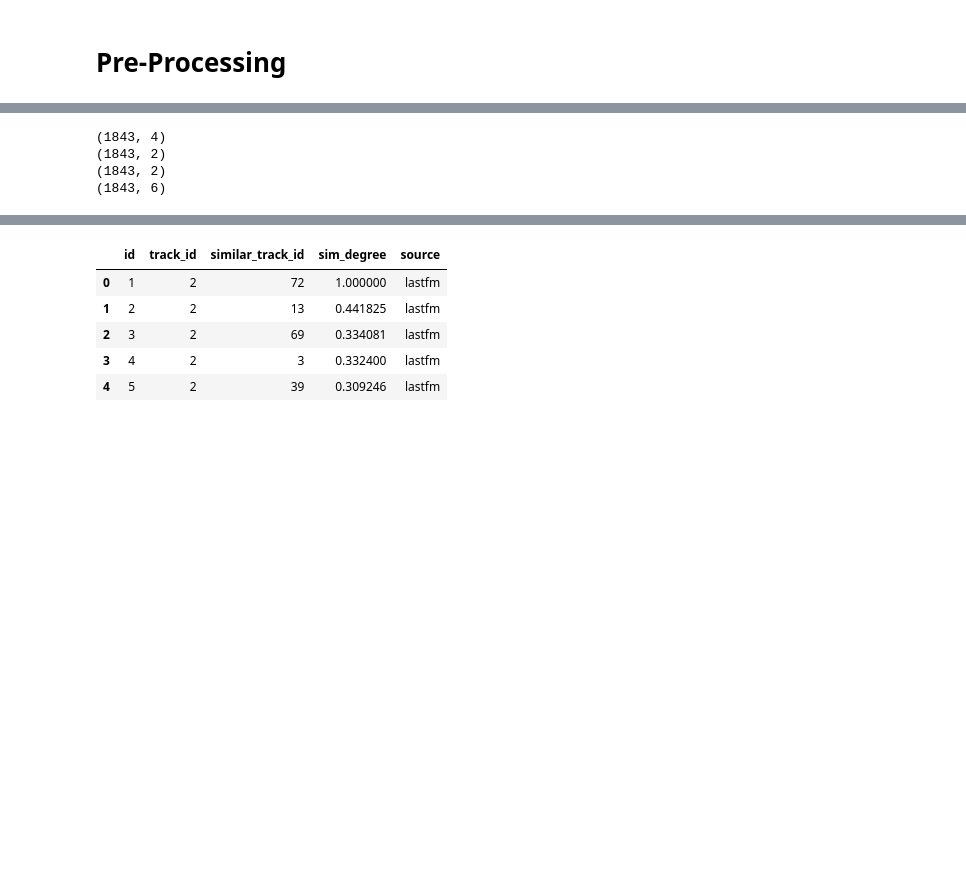
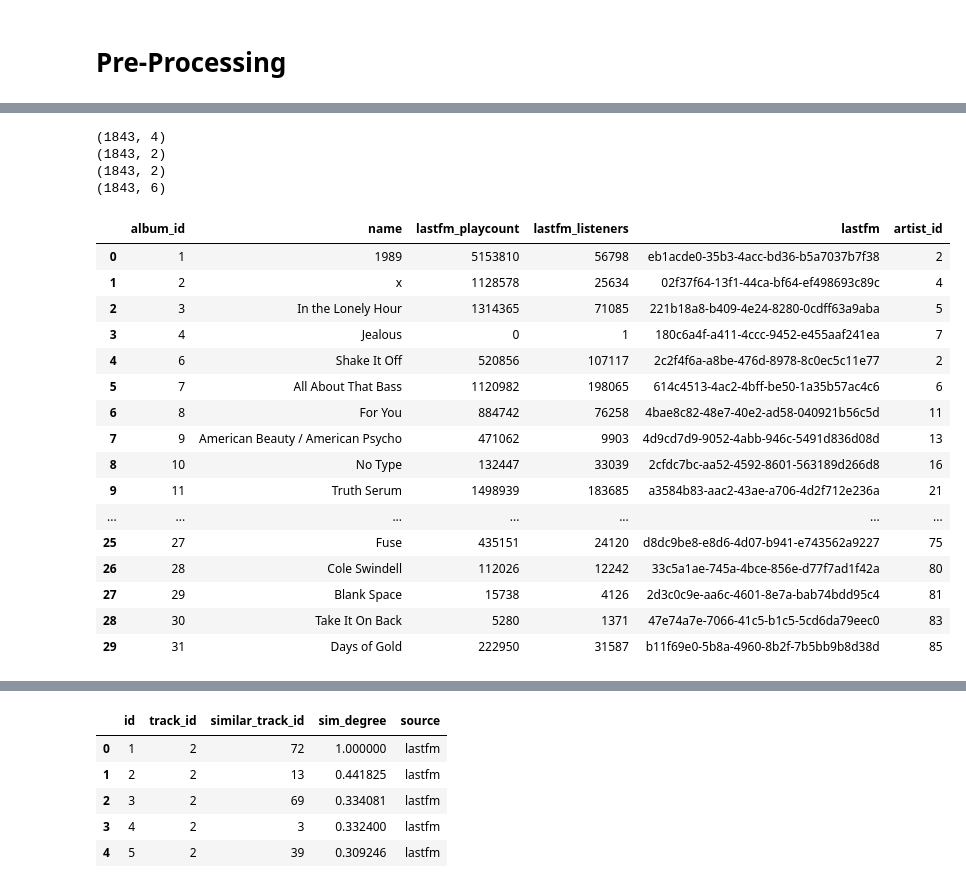
Before and after one commit to m21ark/s_music, a Jupyter notebook: clean.ipynb, the cells around one changed output, grey strips where cells are left out. Saved outputs shown, nothing was run; the diff lists cells and outputs as text; code cells hidden in the pictures; blank space fills up the shorter version.

```diff
--- a/clean.ipynb
+++ b/clean.ipynb
@@ -47,23 +68,42 @@ df_track.to_csv('data_clean/track.csv', index=False, sep=',')
 # %%
 print(df_album.shape)
 print(df_album_id_space.shape)
 print(df_artist_album.shape)
 
 # merge dataframes df_album and df_album_id_space
 df_album = pd.merge(df_album, df_album_id_space, on='album_id')
 df_album = pd.merge(df_album, df_artist_album, on='album_id')
 
 print(df_album.shape)
 
 df_album.head()
 
 # save to file
 df_album.to_csv('data_clean/album.csv', index=False, sep=',')
+
+df_album.head(30)
 # %% [output]
 (1843, 4)
 (1843, 2)
 (1843, 2)
 (1843, 6)
+|  | album_id | name | lastfm_playcount | lastfm_listeners | lastfm | artist_id |
+| 0 | 1 | 1989 | 5153810 | 56798 | eb1acde0-35b3-4acc-bd36-b5a7037b7f38 | 2 |
+| 1 | 2 | x | 1128578 | 25634 | 02f37f64-13f1-44ca-bf64-ef498693c89c | 4 |
+| 2 | 3 | In the Lonely Hour | 1314365 | 71085 | 221b18a8-b409-4e24-8280-0cdff63a9aba | 5 |
+| 3 | 4 | Jealous | 0 | 1 | 180c6a4f-a411-4ccc-9452-e455aaf241ea | 7 |
+| 4 | 6 | Shake It Off | 520856 | 107117 | 2c2f4f6a-a8be-476d-8978-8c0ec5c11e77 | 2 |
+| 5 | 7 | All About That Bass | 1120982 | 198065 | 614c4513-4ac2-4bff-be50-1a35b57ac4c6 | 6 |
+| 6 | 8 | For You | 884742 | 76258 | 4bae8c82-48e7-40e2-ad58-040921b56c5d | 11 |
+| 7 | 9 | American Beauty / American Psycho | 471062 | 9903 | 4d9cd7d9-9052-4abb-946c-5491d836d08d | 13 |
+| 8 | 10 | No Type | 132447 | 33039 | 2cfdc7bc-aa52-4592-8601-563189d266d8 | 16 |
+| 9 | 11 | Truth Serum | 1498939 | 183685 | a3584b83-aac2-43ae-a706-4d2f712e236a | 21 |
+| ... | ... | ... | ... | ... | ... | ... |
+| 25 | 27 | Fuse | 435151 | 24120 | d8dc9be8-e8d6-4d07-b941-e743562a9227 | 75 |
+| 26 | 28 | Cole Swindell | 112026 | 12242 | 33c5a1ae-745a-4bce-856e-d77f7ad1f42a | 80 |
+| 27 | 29 | Blank Space | 15738 | 4126 | 2d3c0c9e-aa6c-4601-8e7a-bab74bdd95c4 | 81 |
+| 28 | 30 | Take It On Back | 5280 | 1371 | 47e74a7e-7066-41c5-b1c5-5cd6da79eec0 | 83 |
+| 29 | 31 | Days of Gold | 222950 | 31587 | b11f69e0-5b8a-4960-8b2f-7b5bb9b8d38d | 85 |
 # %%
 # merge all 3 rating dataframes
 
```
Also changed, not shown: parts of 4 cells of this notebook, 2 other files.
